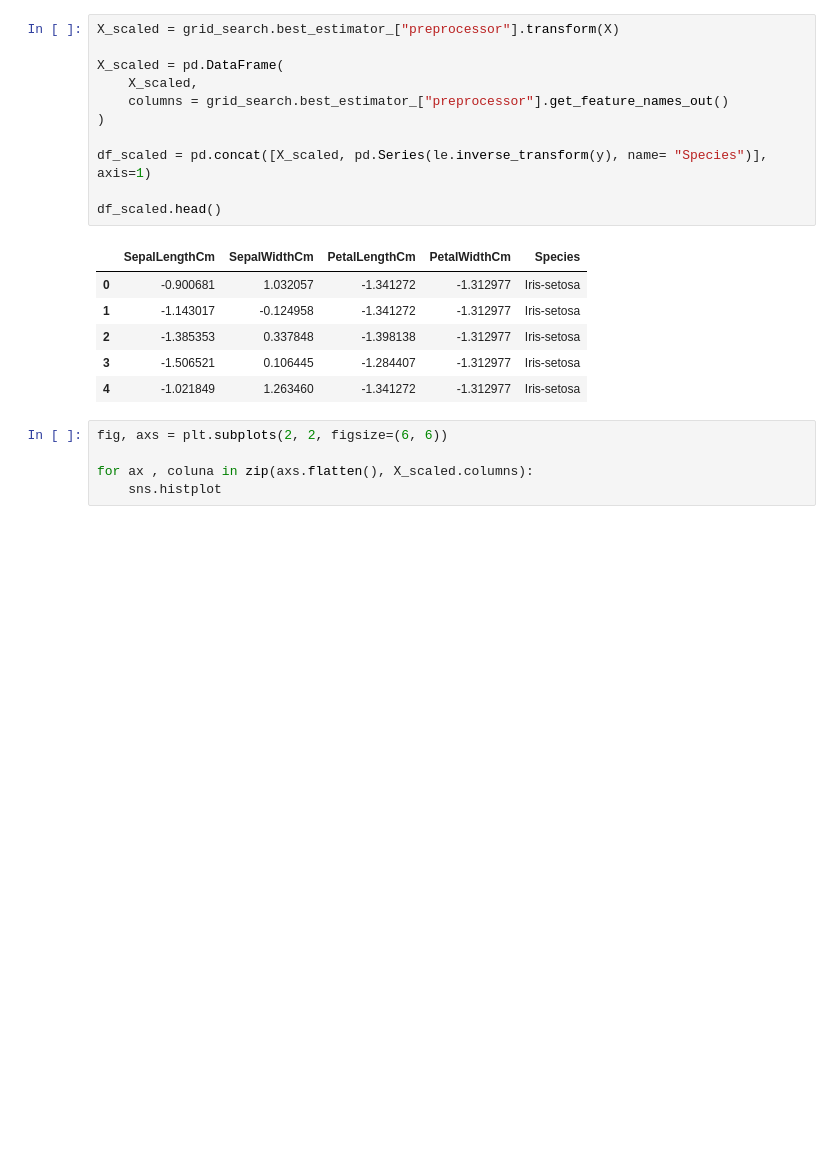
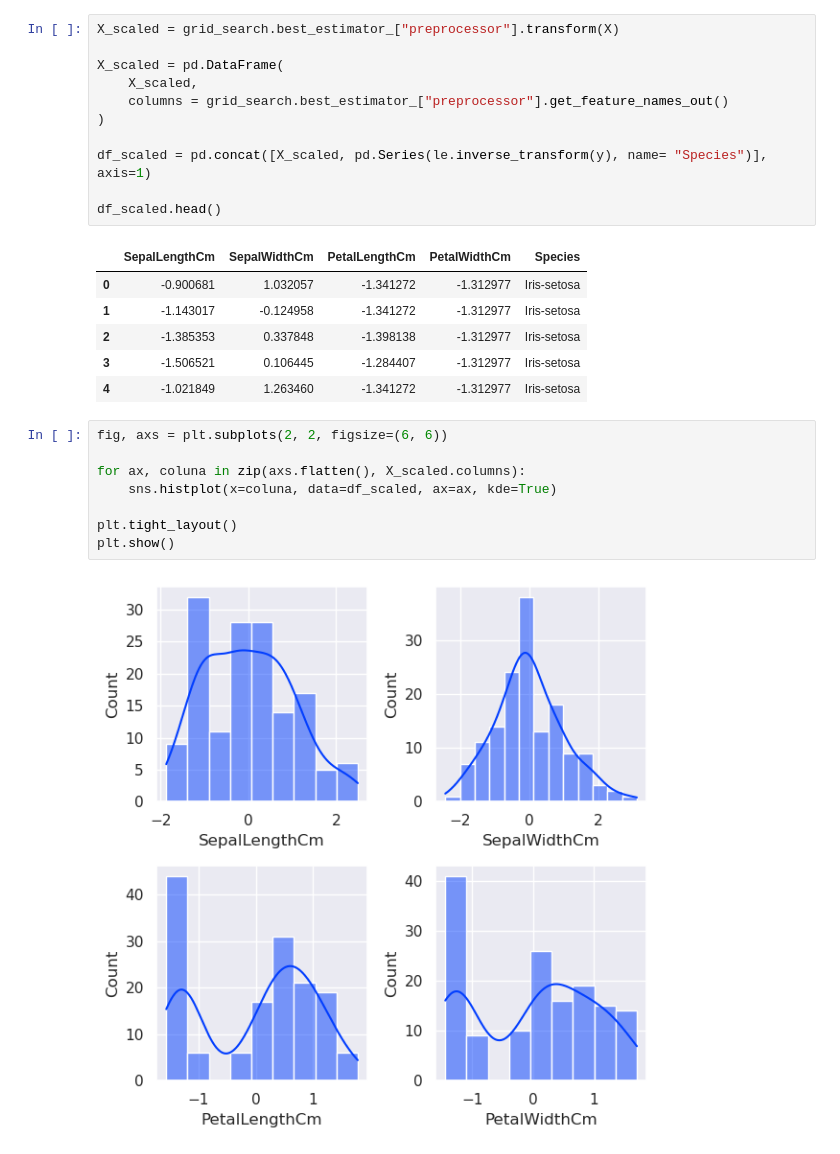
Before and after one commit to HilarioMarques/Classificacao_AlgoritmosLineares_BaseIris-, a Jupyter notebook: notebooks/ModelosPreProcessamento.ipynb, the cells around one changed output. Saved outputs shown, nothing was run; the diff lists cells and outputs as text; blank space fills up the shorter version.

```diff
--- a/notebooks/ModelosPreProcessamento.ipynb
+++ b/notebooks/ModelosPreProcessamento.ipynb
@@ -232,5 +232,10 @@ df_scaled.head()
 # %%
 fig, axs = plt.subplots(2, 2, figsize=(6, 6))
 
-for ax , coluna in zip(axs.flatten(), X_scaled.columns):
-    sns.histplot
+for ax, coluna in zip(axs.flatten(), X_scaled.columns):
+    sns.histplot(x=coluna, data=df_scaled, ax=ax, kde=True)
+
+plt.tight_layout()
+plt.show()
+# %% [output]
+[figure, added]
```
Also changed, not shown: parts of 1 cell of this notebook.
